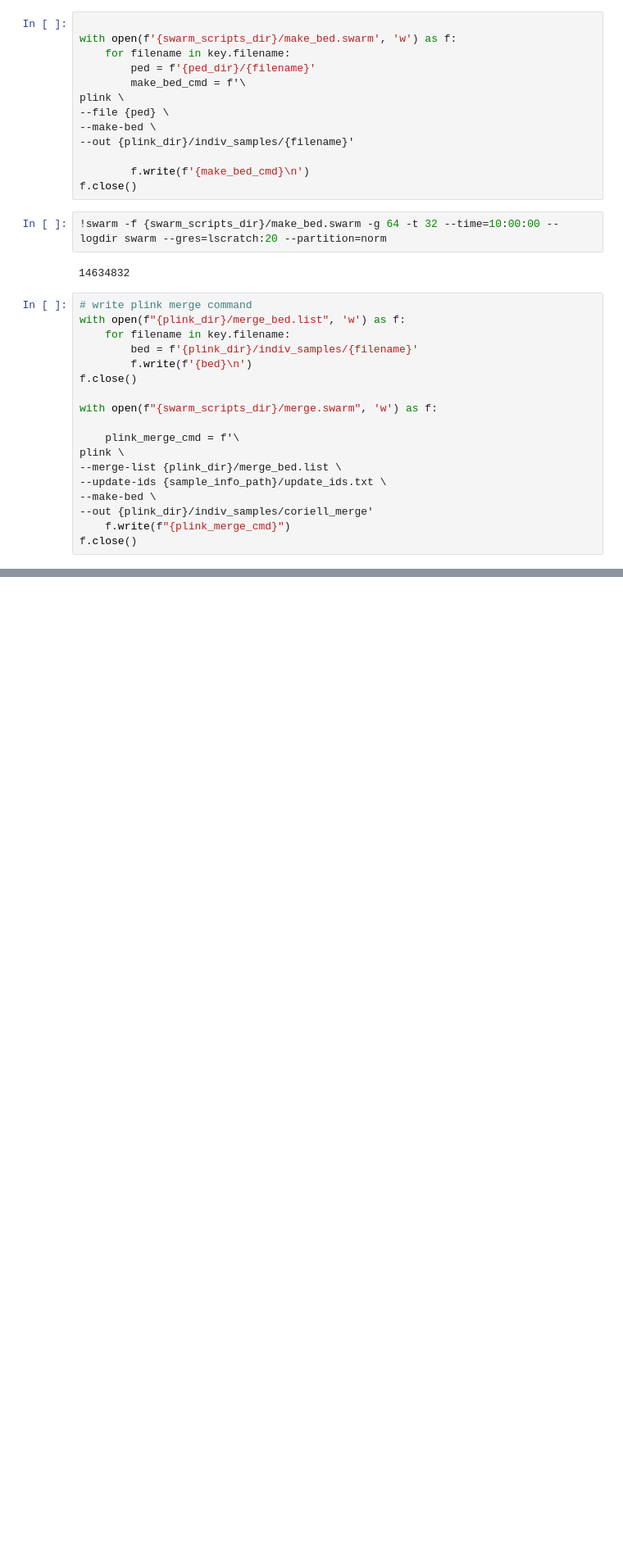
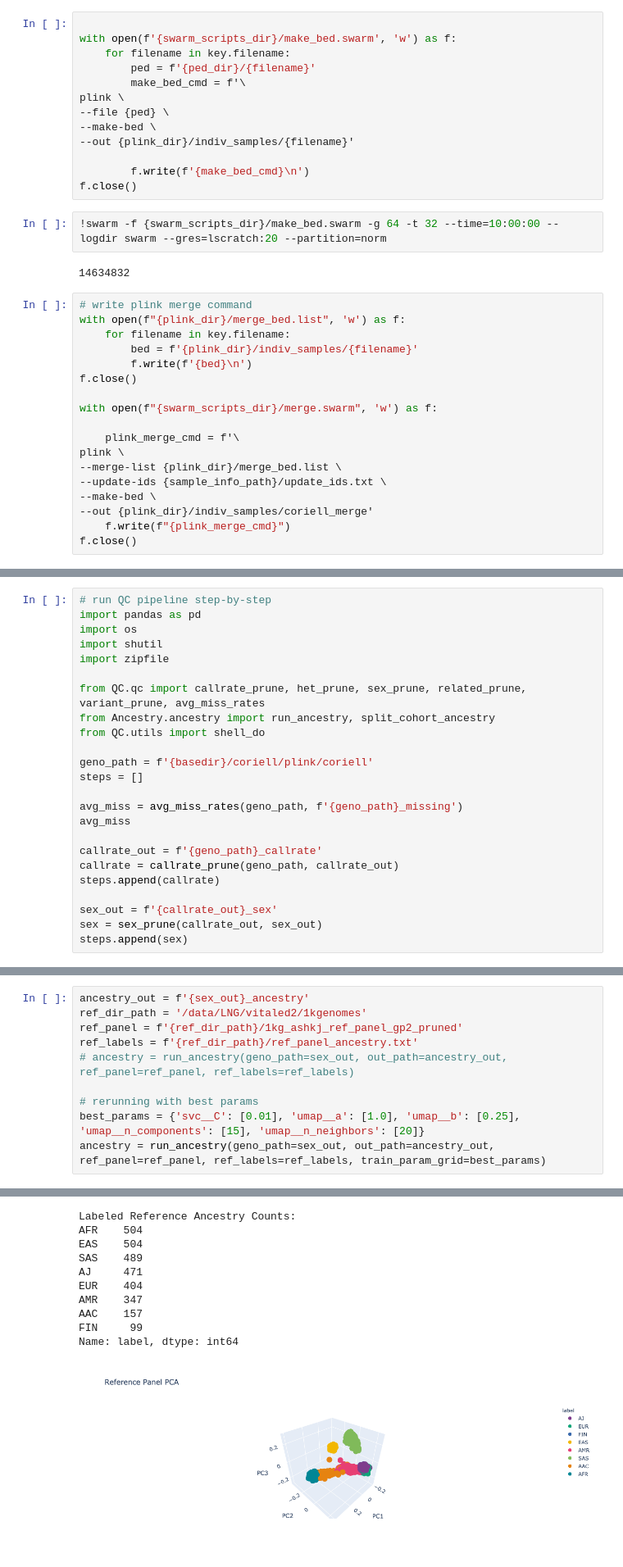
Before and after one commit to dvitale199/GenoTools, a Jupyter notebook: GP2_data_processing/GP2_coriell_processing.ipynb, the cells around one changed output, grey strips where cells are left out. Shown at 82% size. Drawn from its saved outputs; the diff is of its cells as text; blank space fills up the shorter version.

```diff
--- a/GP2_data_processing/GP2_coriell_processing.ipynb
+++ b/GP2_data_processing/GP2_coriell_processing.ipynb
@@ -149,0 +172,24 @@ f.close()
+# %%
+# run QC pipeline step-by-step
+import pandas as pd
+import os
+import shutil
+import zipfile
+
+from QC.qc import callrate_prune, het_prune, sex_prune, related_prune, variant_prune, avg_miss_rates
+from Ancestry.ancestry import run_ancestry, split_cohort_ancestry
+from QC.utils import shell_do
+
+geno_path = f'{basedir}/coriell/plink/coriell'
+steps = []
+
+avg_miss = avg_miss_rates(geno_path, f'{geno_path}_missing')
+avg_miss
+
+callrate_out = f'{geno_path}_callrate'
+callrate = callrate_prune(geno_path, callrate_out)
+steps.append(callrate)
+
+sex_out = f'{callrate_out}_sex'
+sex = sex_prune(callrate_out, sex_out)
+steps.append(sex)
@@ -149,0 +208,11 @@ f.close()
+# %%
+ancestry_out = f'{sex_out}_ancestry'
+ref_dir_path = '/data/LNG/vitaled2/1kgenomes'
+ref_panel = f'{ref_dir_path}/1kg_ashkj_ref_panel_gp2_pruned'
+ref_labels = f'{ref_dir_path}/ref_panel_ancestry.txt'
+# ancestry = run_ancestry(geno_path=sex_out, out_path=ancestry_out, ref_panel=ref_panel, ref_labels=ref_labels)
+
+# rerunning with best params
+best_params = {'svc__C': [0.01], 'umap__a': [1.0], 'umap__b': [0.25], 'umap__n_components': [15], 'umap__n_neighbors': [20]}
+ancestry = run_ancestry(geno_path=sex_out, out_path=ancestry_out, ref_panel=ref_panel, ref_labels=ref_labels, train_param_grid=best_params)
+# %% [output]
@@ -149,0 +225,11 @@ f.close()
+Labeled Reference Ancestry Counts:
+AFR    504
+EAS    504
+SAS    489
+AJ     471
+EUR    404
+AMR    347
+AAC    157
+FIN     99
+Name: label, dtype: int64
+[figure, added]
```
Also changed, not shown: parts of 8 cells of this notebook, 1 other file.
